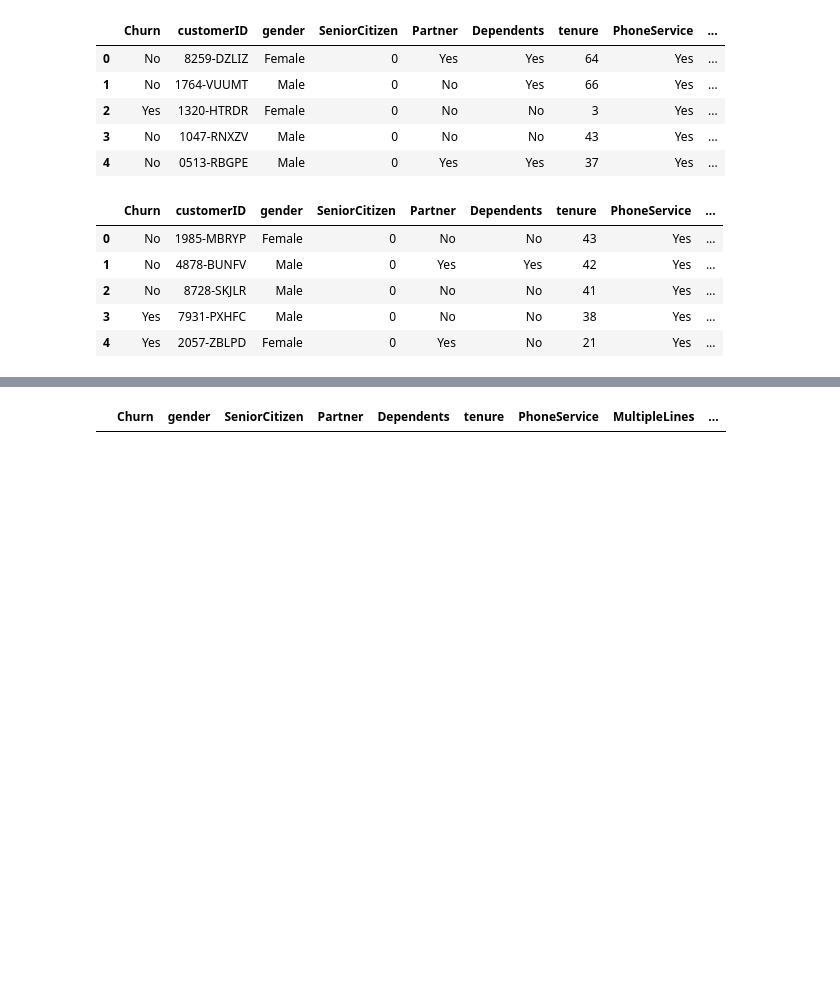
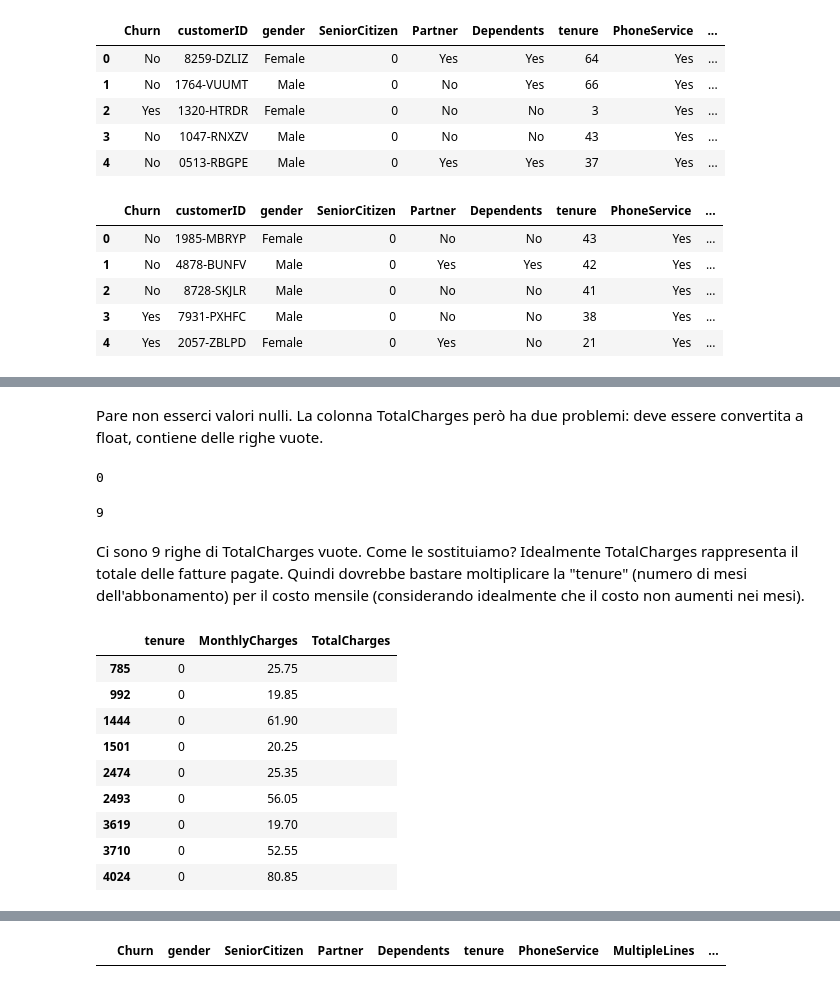
Before and after one commit to muccijacopo/TelcoChurn-Challenge-AI, a Jupyter notebook: training.ipynb, the cells around one changed output, grey strips where cells are left out. Cells and saved outputs as stored; diff of their text form; code cells hidden in the pictures; blank space fills up the shorter version.

```diff
--- a/training.ipynb
+++ b/training.ipynb
@@ -28,0 +89,25 @@ test.head()
+# %% [markdown]
+Pare non esserci valori nulli. La colonna TotalCharges però ha due problemi: deve essere convertita a float, contiene delle righe vuote.
+# %%
+len(train[train.TotalCharges == ''])
+# %% [output]
+0
+# %%
+len(train[train.TotalCharges == ' '])
+# %% [output]
+9
+# %% [markdown]
+Ci sono 9 righe di TotalCharges vuote. Come le sostituiamo? Idealmente TotalCharges rappresenta il totale delle fatture pagate. Quindi dovrebbe bastare moltiplicare la "tenure" (numero di mesi dell'abbonamento) per il costo mensile (considerando idealmente che il costo non aumenti nei mesi).
+# %%
+train[train.TotalCharges == ' '][['tenure', 'MonthlyCharges', 'TotalCharges']]
+# %% [output]
+|  | tenure | MonthlyCharges | TotalCharges |
+| 785 | 0 | 25.75 |  |
+| 992 | 0 | 19.85 |  |
+| 1444 | 0 | 61.90 |  |
+| 1501 | 0 | 20.25 |  |
+| 2474 | 0 | 25.35 |  |
+| 2493 | 0 | 56.05 |  |
+| 3619 | 0 | 19.70 |  |
+| 3710 | 0 | 52.55 |  |
+| 4024 | 0 | 80.85 |  |
```
Also changed, not shown: parts of 22 cells of this notebook.
